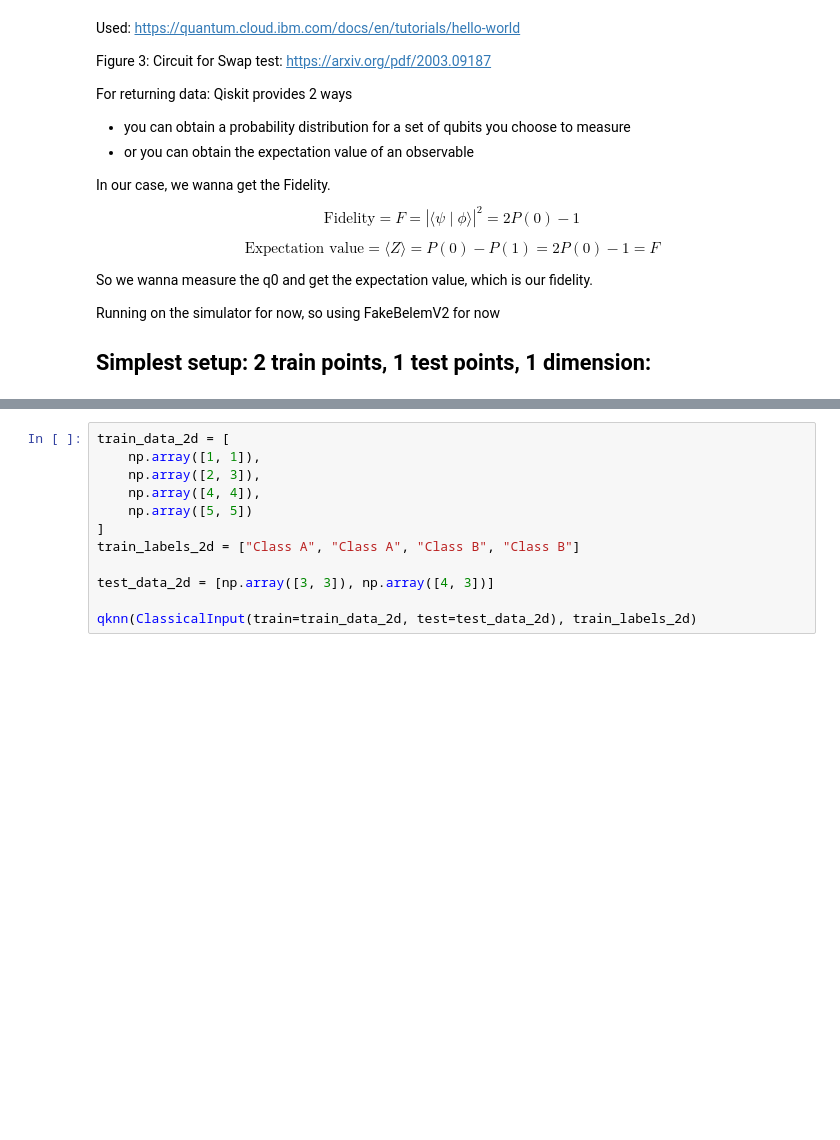
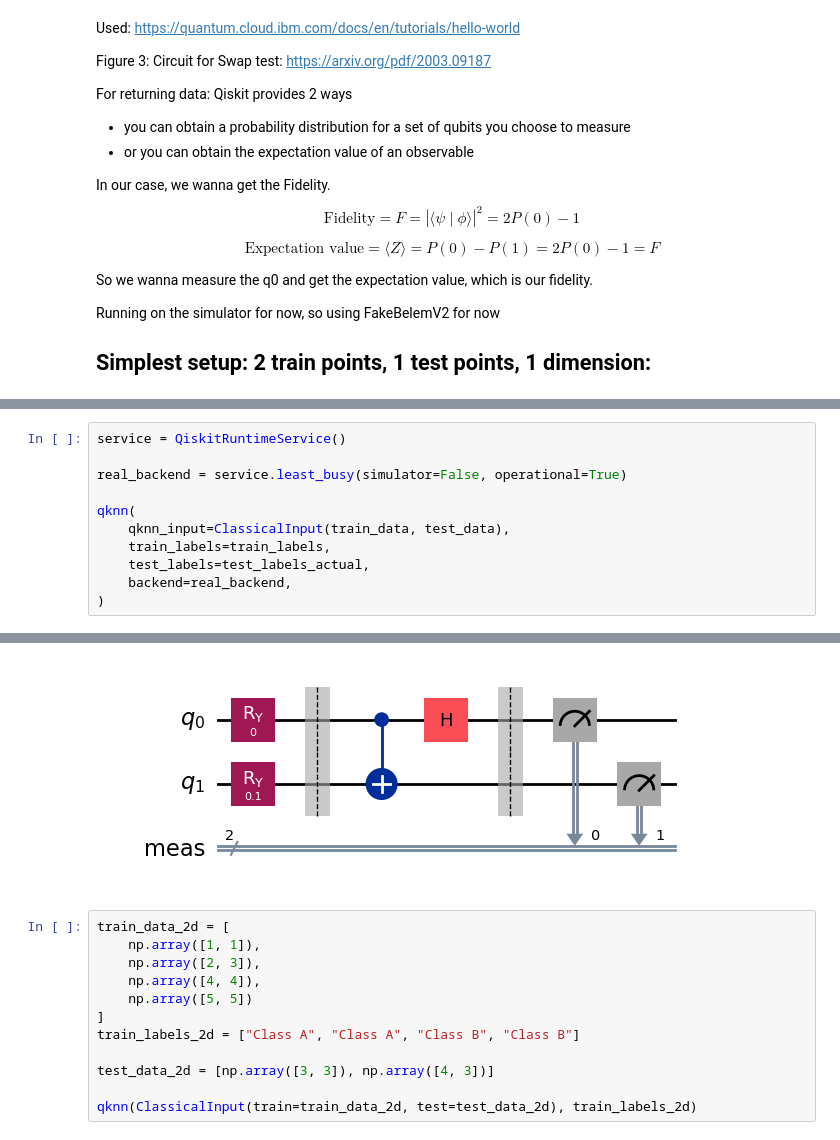
Before and after one commit to Aadipat/QuantumEngineeringProjectGroup8, a Jupyter notebook: simplest_swap_test.ipynb, the cells around one changed output, grey strips where cells are left out. Saved outputs shown, nothing was run; the diff lists cells and outputs as text; blank space fills up the shorter version.

```diff
--- a/simplest_swap_test.ipynb
+++ b/simplest_swap_test.ipynb
@@ -271,3 +294,15 @@ Test 0: top k nearest neighbors = ['Class A'] | Prediction: Class A ✅
 OVERALL ACCURACY: 100.00%
 [figure]
 ['Class A']
+# %%
+service = QiskitRuntimeService()
+
+real_backend = service.least_busy(simulator=False, operational=True)
+
+qknn(
+    qknn_input=ClassicalInput(train_data, test_data),
+    train_labels=train_labels,
+    test_labels=test_labels_actual,
+    backend=real_backend,
+)
+# %% [output]
@@ -274,3 +312,4 @@ OVERALL ACCURACY: 100.00%
+[figure, added]
 # %%
 train_data_2d = [
     np.array([1, 1]),
```
Also changed, not shown: parts of 5 cells of this notebook.
